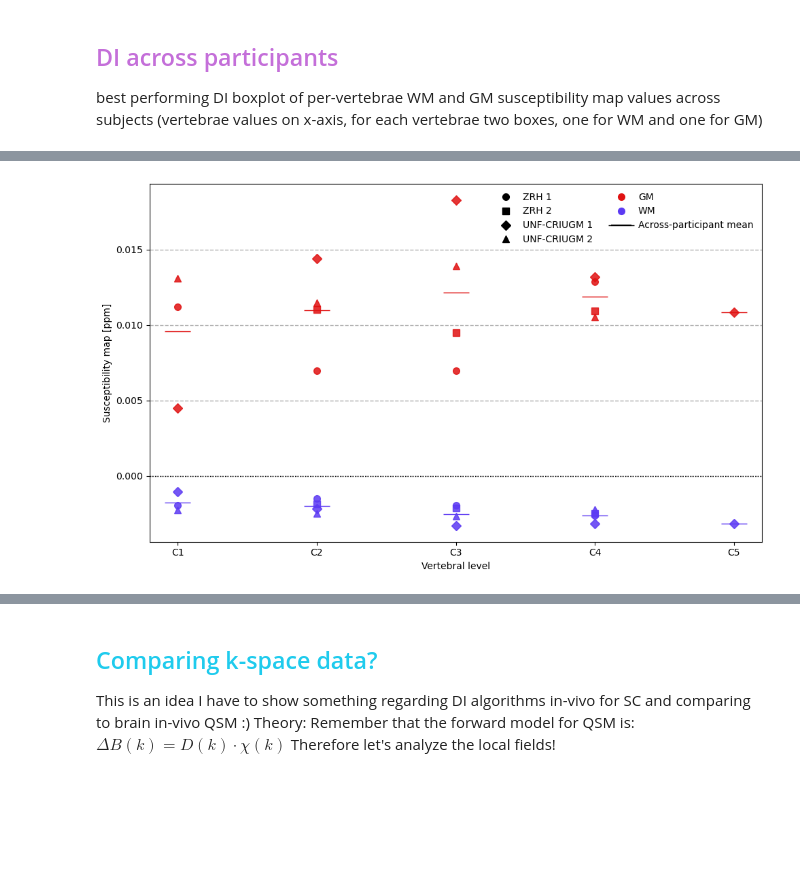
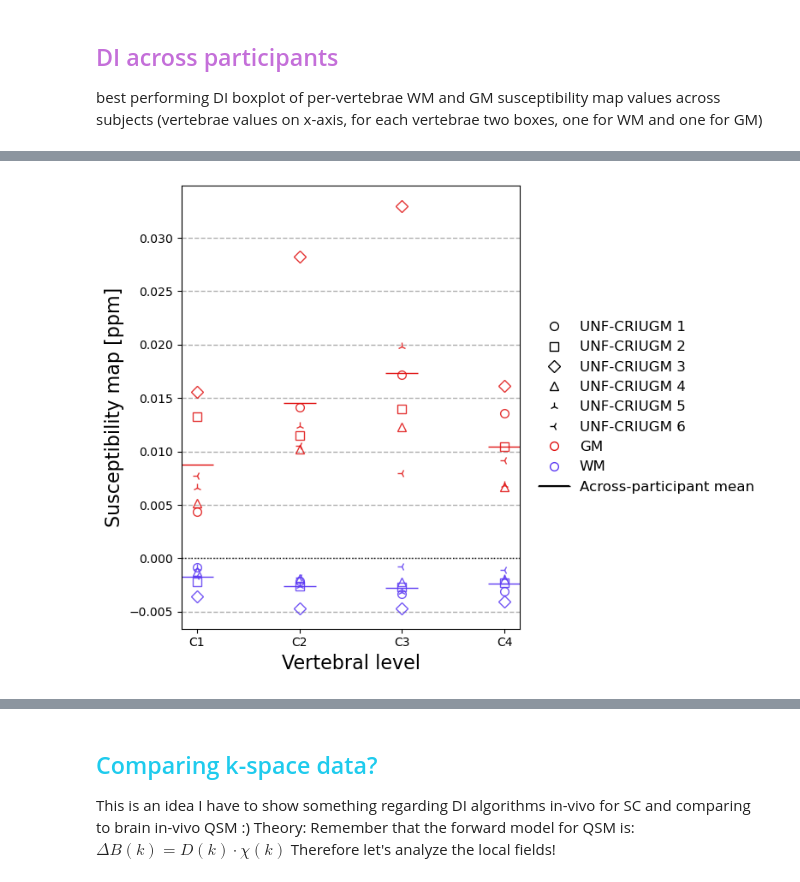
Before and after one commit to sriosq/Image-processing-strategies, a Jupyter notebook: qsm_testing/qsm_figure_creation.ipynb, the cells around one changed output, grey strips where cells are left out. Saved outputs shown, nothing was run; the diff lists cells and outputs as text; code cells hidden in the pictures; blank space fills up the shorter version.

```diff
--- a/qsm_testing/qsm_figure_creation.ipynb
+++ b/qsm_testing/qsm_figure_creation.ipynb
@@ -167,3 +377,17 @@ m2_xmap_data = montreal2_best_xmap_img.get_fdata()
+# %%
+montreal_3_opt_closedForm = nib.load(r"E:\msc_data\sc_qsm\neuropoly_data\chi_003\qsm_processing\2nd_3D_meGRE\auto_di_comp\comp_di\opt_closedForm\Sepia_Chimap.nii.gz")
+montreal_4_opt_closedForm = nib.load(r"E:\msc_data\sc_qsm\neuropoly_data\chi_004\qsm_processing\m2\auto_di_comp\comp_di\opt_closedForm\Sepia_Chimap.nii.gz")
+montreal_5_opt_closedForm = nib.load(r"E:\msc_data\sc_qsm\neuropoly_data\chi_005\qsm_processing\auto_di_comp\comp_di\opt_closedForm\Sepia_Chimap.nii.gz")
+montreal_6_opt_closedForm = nib.load(r"E:\msc_data\sc_qsm\neuropoly_data\chi_006\qsm_processing\auto_di_comp\comp_di\opt_closedForm\Sepia_Chimap.nii.gz")
+montreal_7_opt_closedForm = nib.load(r"E:\msc_data\sc_qsm\neuropoly_data\chi_007\qsm_processing\auto_di_comp\comp_di\opt_closedForm\Sepia_Chimap.nii.gz")
+montreal_8_opt_closedForm = nib.load(r"E:\msc_data\sc_qsm\neuropoly_data\chi_008\qsm_processing\auto_di_comp\comp_di\opt_closedForm\Sepia_Chimap.nii.gz")
+# %%
+m_3_xmap_data = montreal_3_opt_closedForm.get_fdata()
+m_4_xmap_data = montreal_4_opt_closedForm.get_fdata()
+m_5_xmap_data = montreal_5_opt_closedForm.get_fdata()
+m_6_xmap_data = montreal_6_opt_closedForm.get_fdata()
+m_7_xmap_data = montreal_7_opt_closedForm.get_fdata()
+m_8_xmap_data = montreal_8_opt_closedForm.get_fdata()
 # %%
 xmap_data = []
 
@@ -213,6 +451,6 @@ Total records extracted for WM: 4
 # %%
 # Because only one subject has vertebrae 4 and 5 labeled, we will exclude these levels from the plot
-#best_xmap_df = best_xmap_df[best_xmap_df['Vertebrae'].isin([1, 2, 3])]
+best_xmap_df = best_xmap_df[best_xmap_df['Vertebrae'].isin([1, 2, 3, 4])]
 # %%
 # Update the vertebrae numbers to strings for better plotting
 best_xmap_df['Vertebrae'] = best_xmap_df['Vertebrae'].astype(str)
@@ -343,7 +523,0 @@ tissue_colors = {
-# %%
-participant_markers = {
-    "ZRH 1": "o",
-    "ZRH 2": "s",
-    "UNF-CRIUGM 1": "D",
-    "UNF-CRIUGM 2": "^",
-}
@@ -440,6 +524,6 @@ plt.show()
 # %%
 # SUSCEPTIBILITY MAP PLOT
-plt.figure(figsize=(10, 6
+plt.figure(figsize=(8, 6
                     ))
 
 vertebrae = sorted(best_xmap_df["Vertebrae"].unique())
@@ -463,6 +547,7 @@ for tissue in tissues:
             marker=participant_markers[pid],
             markersize=7,
             color=tissue_colors[tissue],
+            markerfacecolor='none',
             alpha=0.85
         )
 
@@ -491,34 +576,40 @@ participant_legend = [
 ]
 
 tissue_legend = [
     Line2D([0], [0], marker="o", color=tissue_colors["GM"],
            linestyle="None", markersize=7, label="GM"),
     Line2D([0], [0], marker="o", color=tissue_colors["WM"],
            linestyle="None", markersize=7, label="WM"),
     Line2D([0], [0], marker="_", color="k",
            markersize=28, label="Across-participant mean"),
 ]
 
+for h in participant_legend + tissue_legend:
+    if hasattr(h, "set_markerfacecolor"):
+        h.set_markerfacecolor('none')
+
 plt.legend(
     handles=participant_legend + tissue_legend,
+    fontsize=12,
     frameon=False,
-    ncol=2
+    loc='center left',
+    bbox_to_anchor=(1.02, 0.5)
 )
 
 
 plt.grid(
     axis="y",
     linestyle="--",
     linewidth=1,
     alpha=1
 )
 
 plt.xticks(x, vertebrae)
 plt.axhline(0, linestyle=":", color="k", linewidth=1)
-plt.ylabel("Susceptibility map [ppm]")
-plt.xlabel("Vertebral level")
+plt.ylabel("Susceptibility map [ppm]", fontsize=16)
+plt.xlabel("Vertebral level",fontsize=16)
 
 plt.tight_layout()
 plt.show()
 # %% [output]
-[figure, old version]
+[figure, new version]
```
Also changed, not shown: parts of 36 cells of this notebook, 17 other files.
